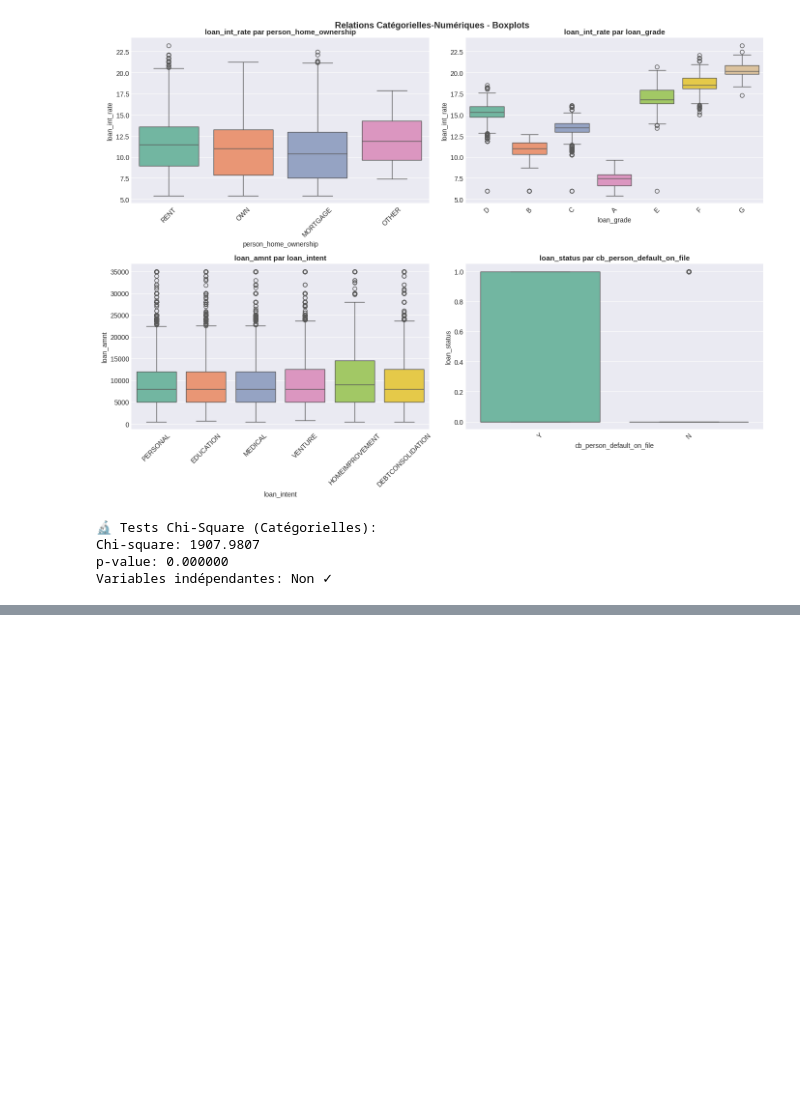
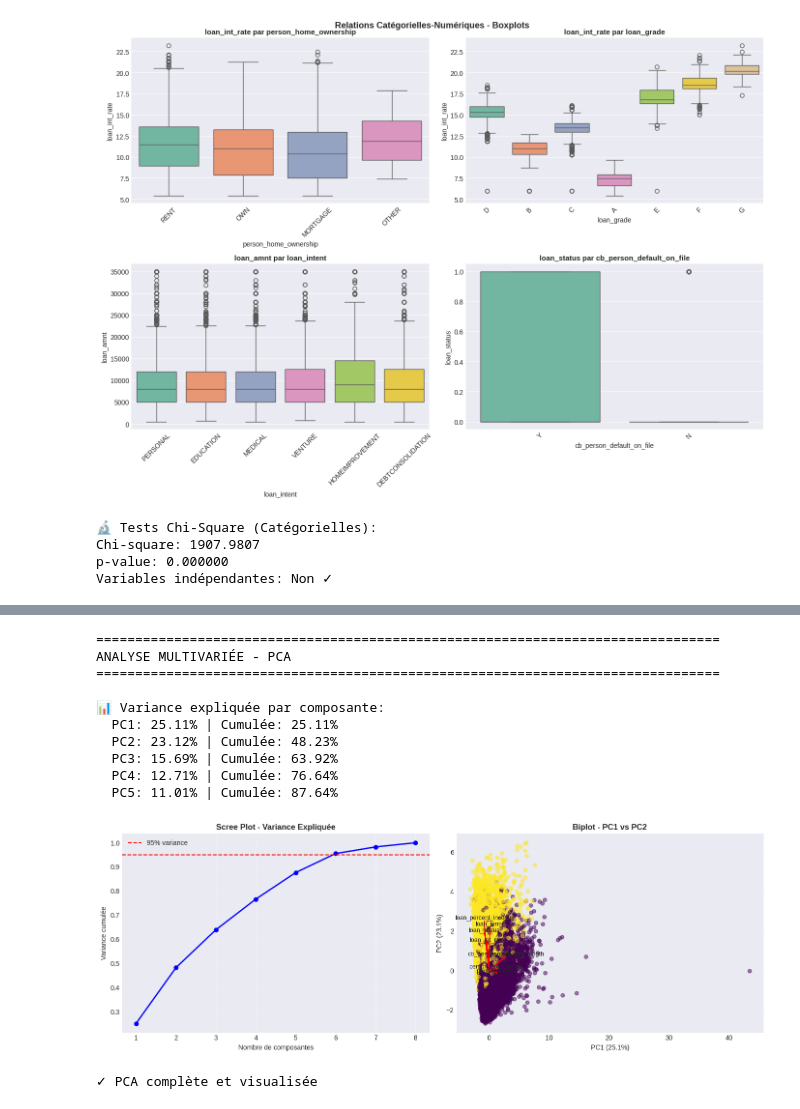
Before and after one commit to newdevdima/newdevdima.github.io, a Jupyter notebook: Bienvenue_dans_Colab.ipynb, the cells around one changed output, grey strips where cells are left out. Drawn from its saved outputs; the diff is of its cells as text; code cells hidden in the pictures; blank space fills up the shorter version.

```diff
--- a/Bienvenue_dans_Colab.ipynb
+++ b/Bienvenue_dans_Colab.ipynb
@@ -617,0 +694,62 @@ Variables indépendantes: Non ✓
+# %%
+print("="*80)
+print("ANALYSE MULTIVARIÉE - PCA")
+print("="*80)
+
+# Préparation des données
+X = df[numeric_cols].fillna(df[numeric_cols].mean())
+scaler = StandardScaler()
+X_scaled = scaler.fit_transform(X)
+
+# PCA
+pca = PCA()
+X_pca = pca.fit_transform(X_scaled)
+
+# Variance expliquée
+var_exp = pca.explained_variance_ratio_
+cumsum_var = np.cumsum(var_exp)
+
+print("\n📊 Variance expliquée par composante:")
+for i, (ve, ce) in enumerate(zip(var_exp[:5], cumsum_var[:5])):
+    print(f"  PC{i+1}: {ve*100:.2f}% | Cumulée: {ce*100:.2f}%")
+
+# Visualisation variance
+fig, axes = plt.subplots(1, 2, figsize=(14, 5))
+
+# Scree plot
+axes[0].plot(range(1, len(var_exp)+1), cumsum_var, 'bo-', linewidth=2, markersize=6)
+axes[0].axhline(y=0.95, color='r', linestyle='--', label='95% variance')
+axes[0].set_xlabel('Nombre de composantes')
+axes[0].set_ylabel('Variance cumulée')
+axes[0].set_title('Scree Plot - Variance Expliquée', fontweight='bold')
+axes[0].grid(True, alpha=0.3)
+axes[0].legend()
+
+# Biplot (PC1 vs PC2)
+loadings = pca.components_[:2].T * np.sqrt(pca.explained_variance_[:2])
+axes[1].scatter(X_pca[:, 0], X_pca[:, 1], alpha=0.5, s=30, c=df['loan_status'], cmap='viridis')
+for i, (feature, loading) in enumerate(zip(numeric_cols, loadings)):
+    axes[1].arrow(0, 0, loading[0]*3, loading[1]*3, head_width=0.1, head_length=0.1, fc='red', ec='red')
+    axes[1].text(loading[0]*3.2, loading[1]*3.2, feature, fontsize=9, ha='center')
+axes[1].set_xlabel(f'PC1 ({var_exp[0]*100:.1f}%)')
+axes[1].set_ylabel(f'PC2 ({var_exp[1]*100:.1f}%)')
+axes[1].set_title('Biplot - PC1 vs PC2', fontweight='bold')
+axes[1].grid(True, alpha=0.3)
+
+plt.tight_layout()
+plt.show()
+
+print("\n✓ PCA complète et visualisée")
+# %% [output]
+================================================================================
+ANALYSE MULTIVARIÉE - PCA
+================================================================================
+
+📊 Variance expliquée par composante:
+  PC1: 25.11% | Cumulée: 25.11%
+  PC2: 23.12% | Cumulée: 48.23%
+  PC3: 15.69% | Cumulée: 63.92%
+  PC4: 12.71% | Cumulée: 76.64%
+  PC5: 11.01% | Cumulée: 87.64%
+[figure, added]
+✓ PCA complète et visualisée
```
Also changed, not shown: parts of 2 cells of this notebook.
